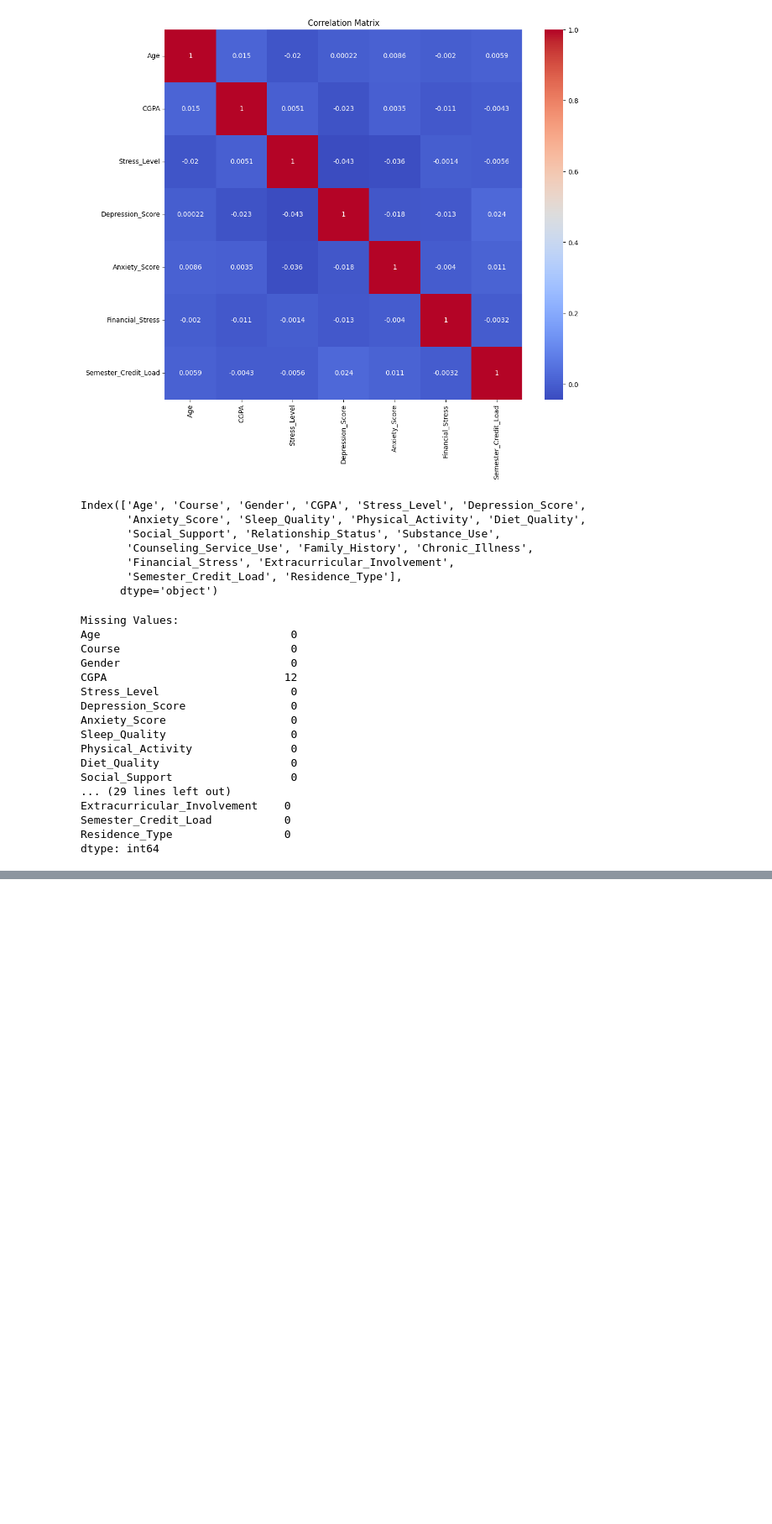
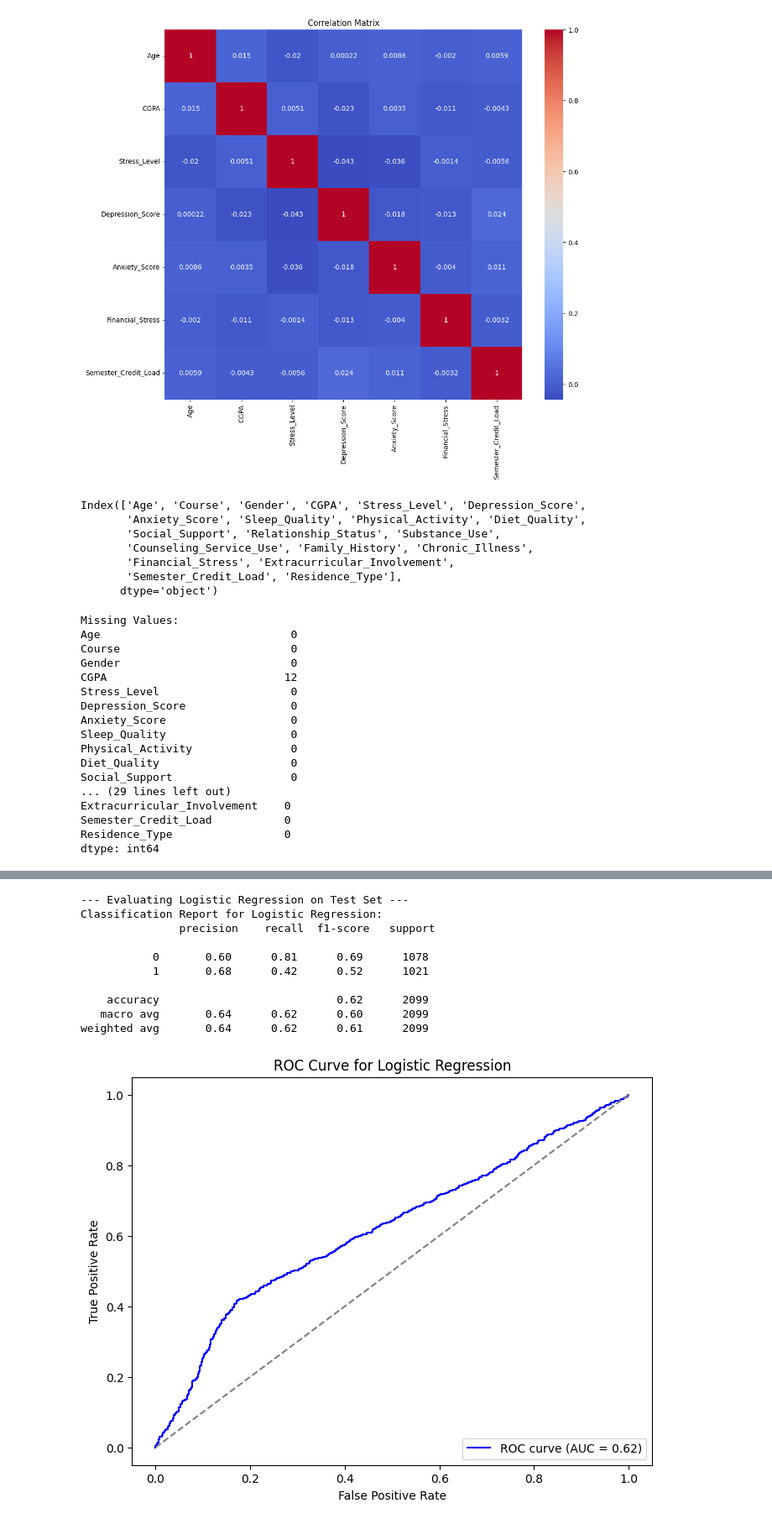
Before and after one commit to thanosbam/aml_group_project, a Jupyter notebook: Students mental health assessment.ipynb, the cells around one changed output, grey strips where cells are left out. Shown: that part at 84% size. Saved outputs shown, nothing was run; the diff lists cells and outputs as text; code cells hidden in the pictures; blank space fills up the shorter version.

Commit message:
Final notebook used to generate results for report

```diff
--- a/Students mental health assessment.ipynb
+++ b/Students mental health assessment.ipynb
@@ -521,0 +269,76 @@ F1-Score: 0.61
+# %%
+from sklearn.metrics import classification_report, roc_curve, auc, confusion_matrix
+import matplotlib.pyplot as plt
+import seaborn as sns
+
+# Retrieve the best parameters from Block 1
+best_logreg = best_params['Logistic Regression']
+best_svm = best_params['SVM']
+
+# Define final models with the best parameters
+final_models = {
+    'Logistic Regression': Pipeline([
+        ('preprocessor', ColumnTransformer([
+            ('num', StandardScaler(), numerical_features),
+            ('cat', OneHotEncoder(handle_unknown='ignore'), categorical_features)
+        ])),
+        ('classifier', LogisticRegression(max_iter=1000, C=best_logreg['classifier__C']))
+    ]),
+    'SVM': Pipeline([
+        ('preprocessor', ColumnTransformer([
+            ('num', StandardScaler(), numerical_features),
+            ('cat', OneHotEncoder(handle_unknown='ignore'), categorical_features)
+        ])),
+        ('classifier', SVC(C=best_svm['classifier__C'], kernel=best_svm['classifier__kernel'], probability=True))
+    ]),
+}
+
+# Evaluate models on the test set
+for name, model in final_models.items():
+    print(f"\n--- Evaluating {name} on Test Set ---")
+
+    # Fit the model on the full training set and predict on the test set
+    model.fit(X_train, y_train)
+    y_pred = model.predict(X_test)
+    y_pred_proba = model.predict_proba(X_test)[:, 1]  # For ROC-AUC
+
+    # Metrics: Classification Report
+    print(f"Classification Report for {name}:\n", classification_report(y_test, y_pred))
+
+    # Compute ROC Curve and AUC
+    fpr, tpr, _ = roc_curve(y_test, y_pred_proba)
+    roc_auc = auc(fpr, tpr)
+
+    # Plot ROC Curve
+    plt.figure(figsize=(8, 6))
+    plt.plot(fpr, tpr, color='b', label=f'ROC curve (AUC = {roc_auc:.2f})')
+    plt.plot([0, 1], [0, 1], linestyle='--', color='gray')
+    plt.title(f'ROC Curve for {name}')
+    plt.xlabel('False Positive Rate')
+    plt.ylabel('True Positive Rate')
+    plt.legend(loc='lower right')
+    plt.show()
+
+    # Confusion Matrix
+    conf_matrix = confusion_matrix(y_test, y_pred)
+
+    # Plot confusion matrix
+    plt.figure(figsize=(8, 6))
+    sns.heatmap(conf_matrix, annot=True, fmt='.2f', cmap='Blues', cbar=False,
+                xticklabels=['Class 0', 'Class 1'], yticklabels=['Class 0', 'Class 1'])
+    plt.title(f'Confusion Matrix for {name}')
+    plt.xlabel('Predicted Labels')
+    plt.ylabel('True Labels')
+    plt.show()
+# %% [output]
+--- Evaluating Logistic Regression on Test Set ---
+Classification Report for Logistic Regression:
+               precision    recall  f1-score   support
+
+           0       0.60      0.81      0.69      1078
+           1       0.68      0.42      0.52      1021
+
+    accuracy                           0.62      2099
+   macro avg       0.64      0.62      0.60      2099
+weighted avg       0.64      0.62      0.61      2099
+[figure, added]
```
Also changed, not shown: parts of 6 cells of this notebook.
